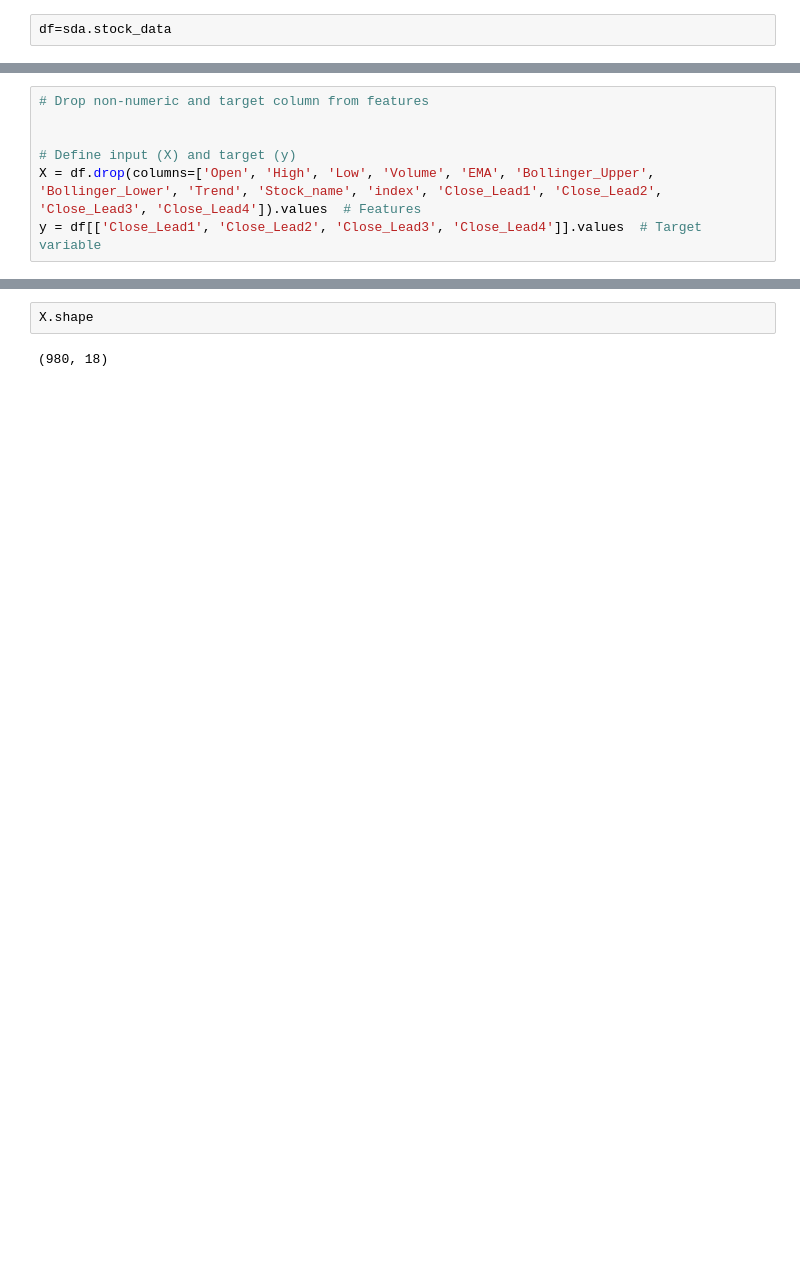
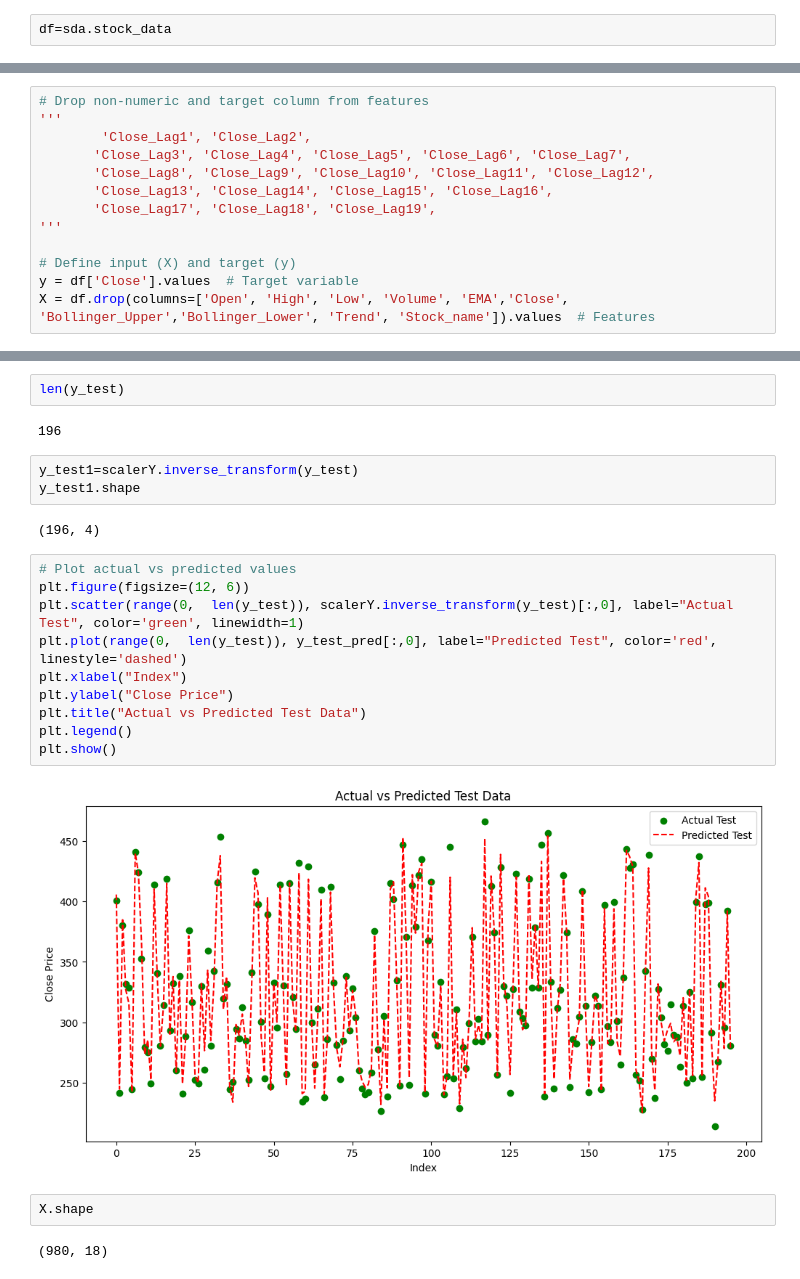
Before and after one commit to WizadCarton11/BloomTrading, a Jupyter notebook: ML/model_testing.ipynb, the cells around one changed output, grey strips where cells are left out. Saved outputs shown, nothing was run; the diff lists cells and outputs as text; blank space fills up the shorter version.

```diff
--- a/ML/model_testing.ipynb
+++ b/ML/model_testing.ipynb
@@ -33,8 +62,14 @@ from sklearn.preprocessing import StandardScaler
 # %%
 # Drop non-numeric and target column from features
-
+'''
+        'Close_Lag1', 'Close_Lag2',
+       'Close_Lag3', 'Close_Lag4', 'Close_Lag5', 'Close_Lag6', 'Close_Lag7',
+       'Close_Lag8', 'Close_Lag9', 'Close_Lag10', 'Close_Lag11', 'Close_Lag12',
+       'Close_Lag13', 'Close_Lag14', 'Close_Lag15', 'Close_Lag16',
+       'Close_Lag17', 'Close_Lag18', 'Close_Lag19',
+'''
 
 # Define input (X) and target (y)
-X = df.drop(columns=['Open', 'High', 'Low', 'Volume', 'EMA', 'Bollinger_Upper', 'Bollinger_Lower', 'Trend', 'Stock_name', 'index', 'Close_Lead1', 'Close_Lead2', 'Close_Lead3', 'Close_Lead4']).values  # Features
-y = df[['Close_Lead1', 'Close_Lead2', 'Close_Lead3', 'Close_Lead4']].values  # Target variable
+y = df['Close'].values  # Target variable
+X = df.drop(columns=['Open', 'High', 'Low', 'Volume', 'EMA','Close', 'Bollinger_Upper','Bollinger_Lower', 'Trend', 'Stock_name']).values  # Features
 # %%
@@ -103,3 +221,24 @@ Test MAE: 501.30
+# %%
+len(y_test)
+# %% [output]
+196
+# %%
+y_test1=scalerY.inverse_transform(y_test)
+y_test1.shape
+# %% [output]
+(196, 4)
+# %%
+# Plot actual vs predicted values
+plt.figure(figsize=(12, 6))
+plt.scatter(range(0,  len(y_test)), scalerY.inverse_transform(y_test)[:,0], label="Actual Test", color='green', linewidth=1)
+plt.plot(range(0,  len(y_test)), y_test_pred[:,0], label="Predicted Test", color='red', linestyle='dashed')
+plt.xlabel("Index")
+plt.ylabel("Close Price")
+plt.title("Actual vs Predicted Test Data")
+plt.legend()
+plt.show()
+# %% [output]
+[figure, added]
 # %%
 X.shape
 # %% [output]
```
Also changed, not shown: parts of 23 cells of this notebook, 7 other files.
